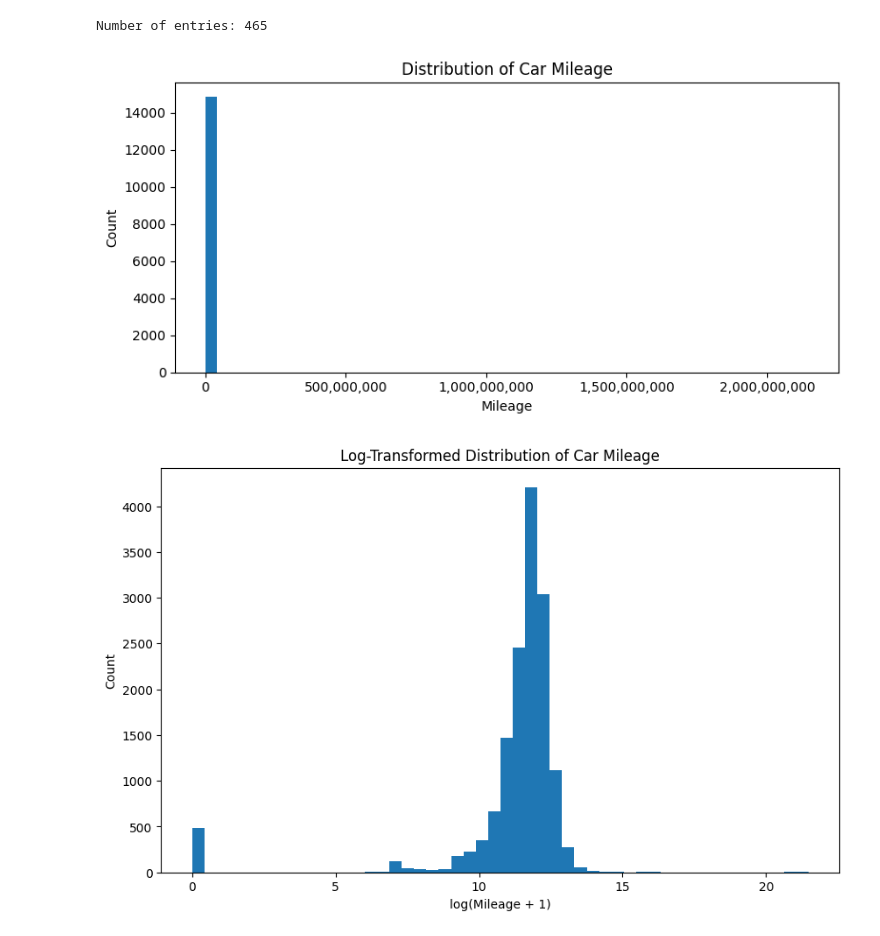
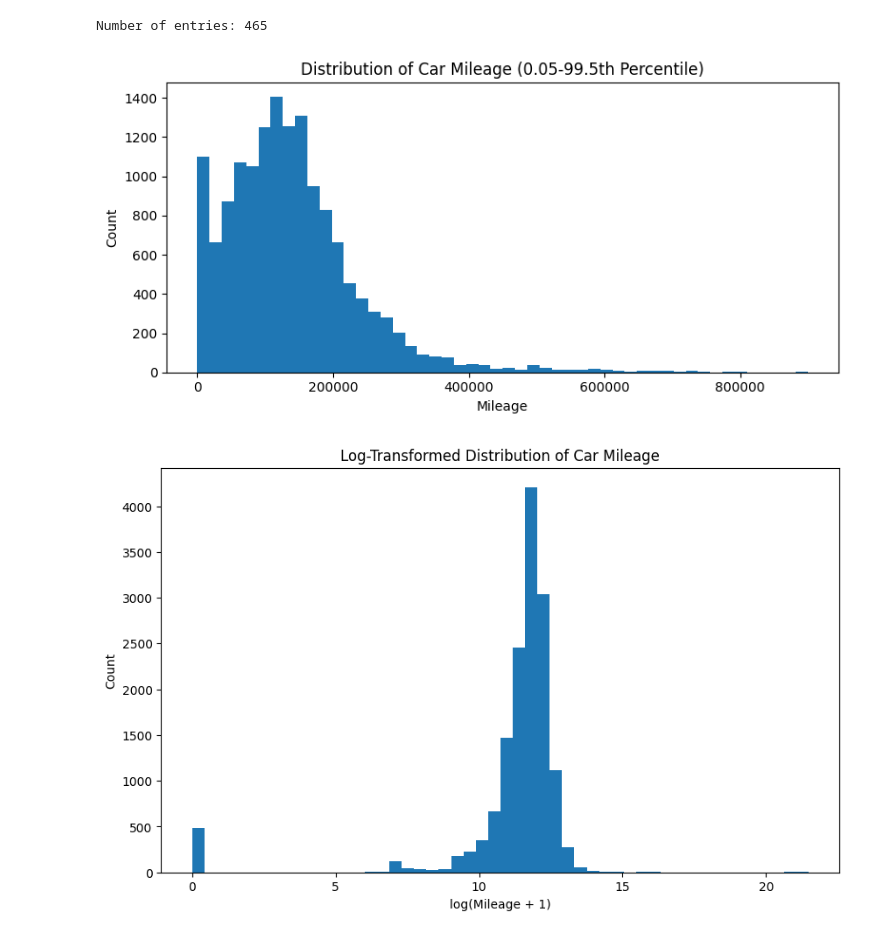
Before and after one commit to Harborg1/Model-Based-ML, a Jupyter notebook: model_based_ml_project.ipynb, the cells around one changed output. Saved outputs shown, nothing was run; the diff lists cells and outputs as text; code cells hidden in the pictures.

```diff
--- a/model_based_ml_project.ipynb
+++ b/model_based_ml_project.ipynb
@@ -373,17 +377,18 @@ Number of entries: 465
 # %%
 df_cleaned = df_cleaned[df_cleaned['Mileage'] <= 370000]
 # %%
+lower = df_cleaned['Mileage'].quantile(0.005)
+upper = df_cleaned['Mileage'].quantile(0.995)
+
 plt.figure(figsize=(8, 4))
-plt.hist(df_cleaned['Mileage'], bins=50)
+plt.hist(df_cleaned['Mileage'][(df_cleaned['Mileage'] >= lower) & (df_cleaned['Mileage'] <= upper)], bins=50)
 plt.xlabel('Mileage')
 plt.ylabel('Count')
-plt.title('Distribution of Car Mileage')
-plt.gca().xaxis.set_major_formatter(ticker.FuncFormatter(lambda x, _: f'{int(x):,}'))
-
+plt.title('Distribution of Car Mileage (0.05-99.5th Percentile)')
 plt.tight_layout()
 plt.show()
 # %% [output]
-[figure, old version]
+[figure, new version]
 # %%
 plt.figure(figsize=(10, 6))
 plt.hist(np.log1p(df_cleaned['Mileage']), bins=50)
```
Also changed, not shown: parts of 6 cells of this notebook.
